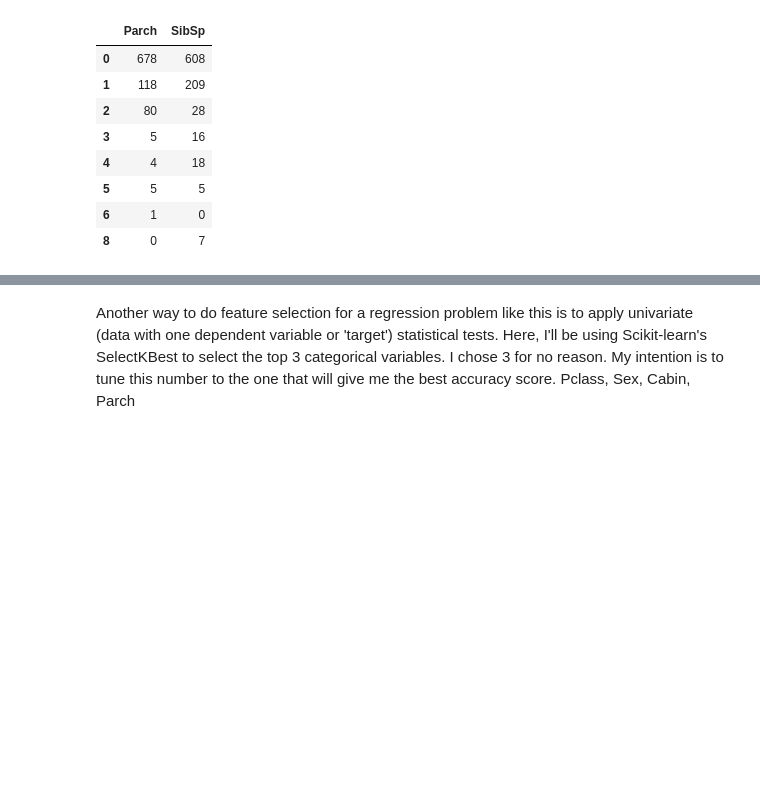
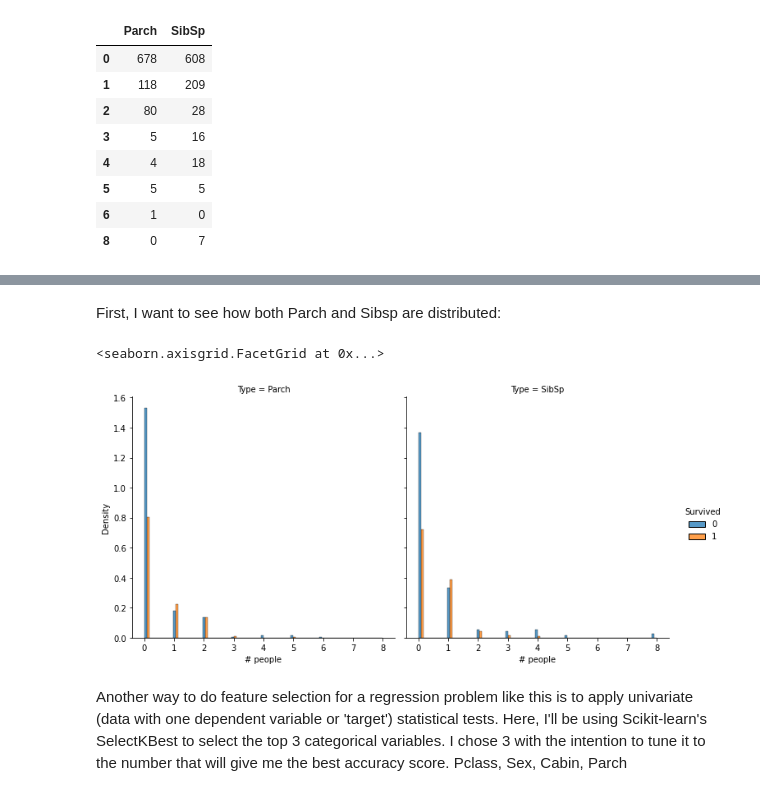
Before and after one commit to djm160830/kaggle-notebooks, a Jupyter notebook: titanic-submission.ipynb, the cells around one changed output, grey strips where cells are left out. Cells and saved outputs as stored; diff of their text form; code cells hidden in the pictures; blank space fills up the shorter version.

Commit message:
Visualize Parch Sibsp distributions

```diff
--- a/titanic-submission.ipynb
+++ b/titanic-submission.ipynb
@@ -215,2 +211,13 @@ pd.concat([train[['Parch', 'Survived']].value_counts(),
+# %% [markdown]
+First, I want to see how both Parch and Sibsp are distributed:
+# %%
+train[['Parch', 'SibSp', 'Survived']]\
+    .melt(id_vars=['Survived'], value_vars=['Parch', 'SibSp'], var_name='Type', value_name='# people')\
+    .pipe((sns.displot, 'data'), x='# people', col='Type', hue='Survived', stat='density', multiple='dodge')\
+#     .map_dataframe(sns.displot, '# people')
+#     .pipe((sns.displot, 'data'), x='# people', kind='kde', fill=True)
+# %% [output]
+<seaborn.axisgrid.FacetGrid at 0x...>
+[figure, added]
 # %% [markdown]
-Another way to do feature selection for a regression problem like this is to apply univariate (data with one dependent variable or 'target') statistical tests. Here, I'll be using Scikit-learn's SelectKBest to select the top 3 categorical variables. I chose 3 for no reason. My intention is to tune this number to the one that will give me the best accuracy score. Pclass, Sex, Cabin, Parch
+Another way to do feature selection for a regression problem like this is to apply univariate (data with one dependent variable or 'target') statistical tests. Here, I'll be using Scikit-learn's SelectKBest to select the top 3 categorical variables. I chose 3 with the intention to tune it to the number that will give me the best accuracy score. Pclass, Sex, Cabin, Parch
```
Also changed, not shown: parts of 3 cells of this notebook.
